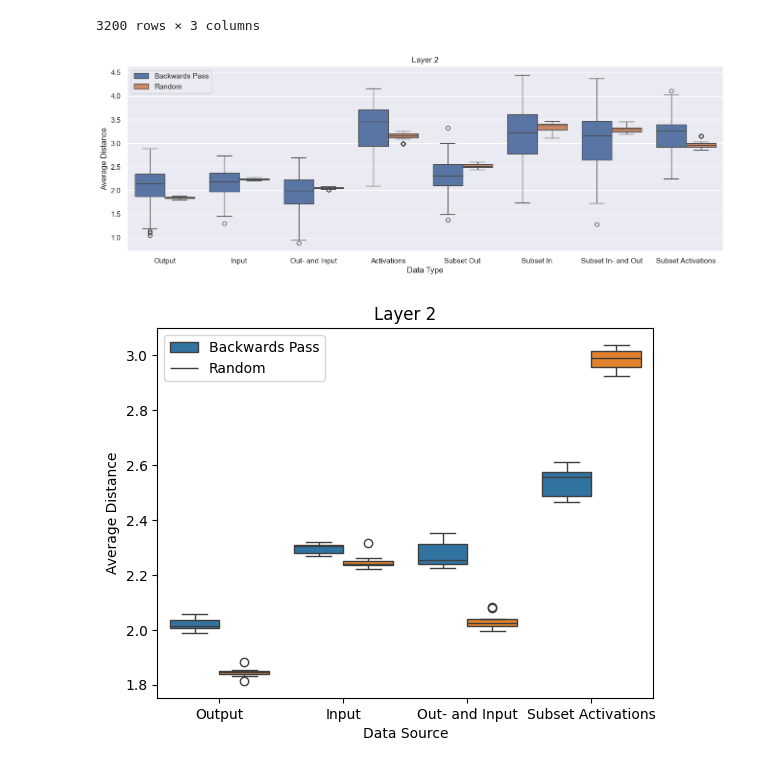
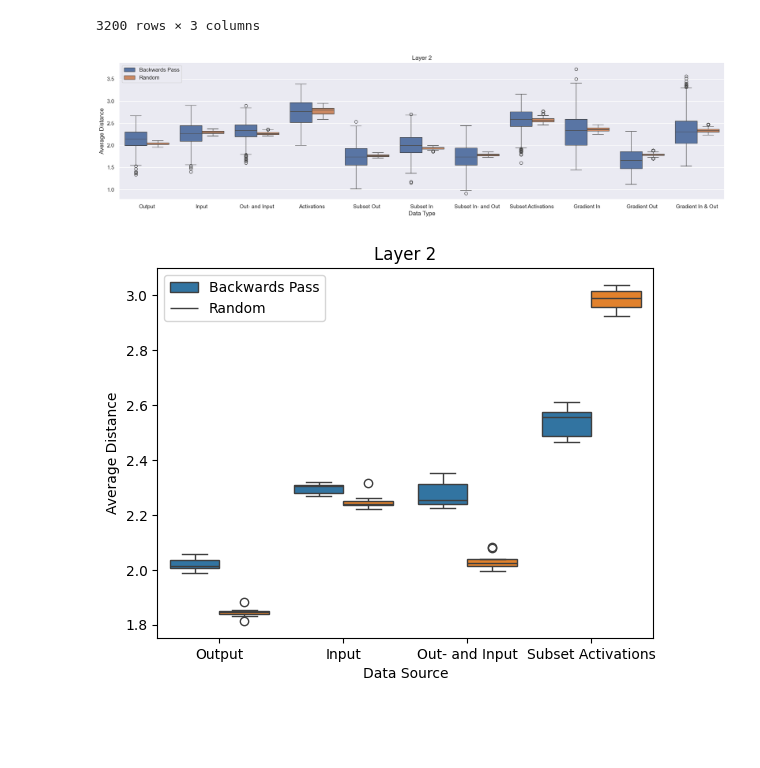
Before and after one commit to Razzorior/MARKUS_python, a Jupyter notebook: plot_creator.ipynb, the cells around one changed output. Drawn from its saved outputs; the diff is of its cells as text; code cells hidden in the pictures; blank space fills up the shorter version.

```diff
--- a/plot_creator.ipynb
+++ b/plot_creator.ipynb
@@ -12,7 +12,7 @@ import re
 # %%
 # Defining JSON File path
 unity_path = "~/MARKUS/Assets/Experiments/"
-file_name = "BackwardsPassExperimentDataSourceFinal.json"
+file_name = "BPEXPRegularModelNotGradientWeighted.json"
 file_path = unity_path + file_name
 file_path = os.path.expanduser(file_path)
 with open(file_path, 'r') as f:
@@ -22,0 +258,33 @@ dict_keys(['Name', 'Iteration', 'Class', 'PositionsPerHiddenLayer', 'TotalDistan
+# %%
+import pandas as pd
+import seaborn as sns
+import matplotlib.pyplot as plt
+
+# Sample DataFrame
+data = {'Category': ['A', 'B', 'C', 'D', 'E'],
+        'Values': [10, -15, 20, -5, 30]}
+df = pd.DataFrame(data)
+
+# Sort data by Values
+df = df.sort_values(by='Values')
+
+# Define colors based on values
+colors = df['Values'].apply(lambda x: 'blue' if x < 0 else 'red').tolist()
+
+# Create diverging bar chart
+fig, ax = plt.subplots(figsize=(8, 6))
+bars = sns.barplot(x='Values', y='Category', data=df, hue='Category', dodge=False, palette=colors, legend=False)
+
+# Apply gradient
+for bar, value in zip(bars.patches, df['Values']):
+    if value < 0:
+        bar.set_facecolor((0, 0, 1, abs(value)/max(abs(df['Values']))))
+    else:
+        bar.set_facecolor((1, 0, 0, abs(value)/max(abs(df['Values']))))
+
+# Customizing the plot
+ax.axvline(x=0, color='black', linewidth=0.8)
+ax.set_title('Diverging Bar Chart with Gradients')
+ax.set_xlabel('Values')
+ax.set_ylabel('Category')
+plt.show()
@@ -25,8 +414,8 @@ data_source= "All"
 #data2 = [data[i] for i in range(len(data)) if data[i]["Name"]==data_source]
 data2 = data.copy()
 for i in range(len(data2)):
-    data2[i]["TotalDistancesToEachother"]=data2[i]["TotalDistancesToEachother"][1]
-    data2[i]["TotalDistancesAllToEachother"]=data2[i]["TotalDistancesAllToEachother"][1]
+    data2[i]["TotalDistancesToEachother"]=data2[i]["TotalDistancesToEachother"][0]
+    data2[i]["TotalDistancesAllToEachother"]=data2[i]["TotalDistancesAllToEachother"][0]
 # %%
 df = pd.DataFrame(data2)
 df_melt = df.melt(id_vars="Name", value_vars=["TotalDistancesToEachother", "TotalDistancesAllToEachother"], var_name="Type", value_name="Average Distance")
@@ -47,23 +436,23 @@ df_melt
 | 3199 | subset_activations | TotalDistancesAllToEachother | 2.579921 |
 3200 rows × 3 columns
 # %%
-sns.set(rc={"figure.figsize":(16, 5)}) #width=3, #height=4
+sns.set(rc={"figure.figsize":(22, 5)}) #width=3, #height=4
 ax = sns.boxplot(data = df_melt,
                 x = 'Name',
                 y = 'Average Distance',
             hue = "Type")
 ax.set_xlabel('Data Type')
 ax.set_ylabel('Average Distance')
 #ax.legend(title='Measurement', labels=['Backwards Pass', 'Random'])
 handles, labels = ax.get_legend_handles_labels()
 idx = np.sort(np.unique(np.array(labels), return_index=True)[1])
 ax.legend(np.array(handles)[idx], ["Backwards Pass", "Random"])
 
-plt.xticks([0, 1, 2, 3, 4, 5, 6, 7],["Output", "Input", "Out- and Input", "Activations", "Subset Out", "Subset In", "Subset In- and Out", "Subset Activations"])
+plt.xticks([0, 1, 2, 3, 4, 5, 6, 7, 8, 9, 10],["Output", "Input", "Out- and Input", "Activations", "Subset Out", "Subset In", "Subset In- and Out", "Subset Activations", "Gradient In", "Gradient Out", "Gradient In & Out"])
 plt.title("Layer 2")
 plt.show()
 # %% [output]
-[figure, old version]
+[figure, new version]
 # %%
 ax = sns.boxplot(data = df_melt,
                 x = 'Name',
```
Also changed, not shown: parts of 7 cells of this notebook, 40 other files.
